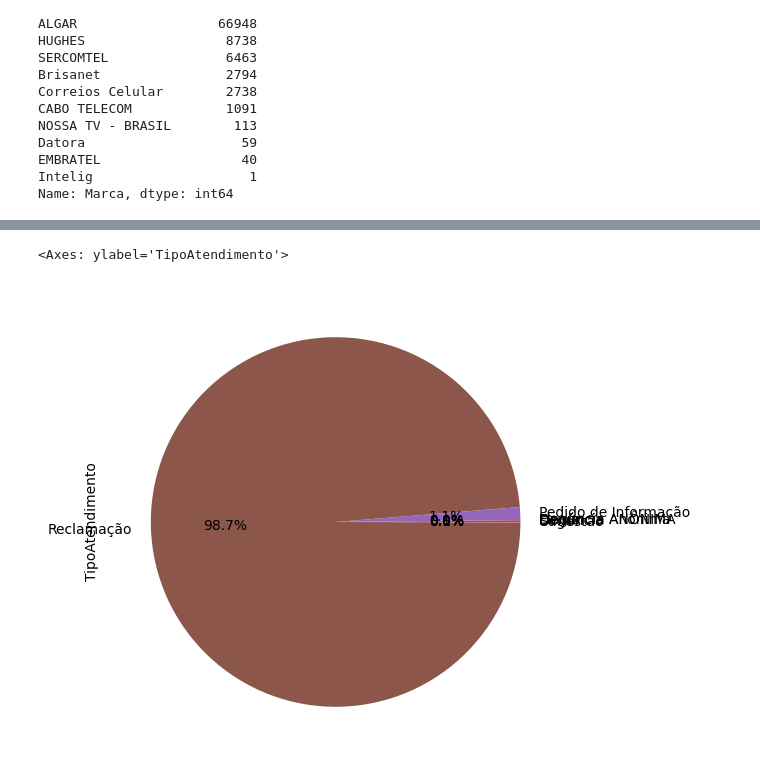
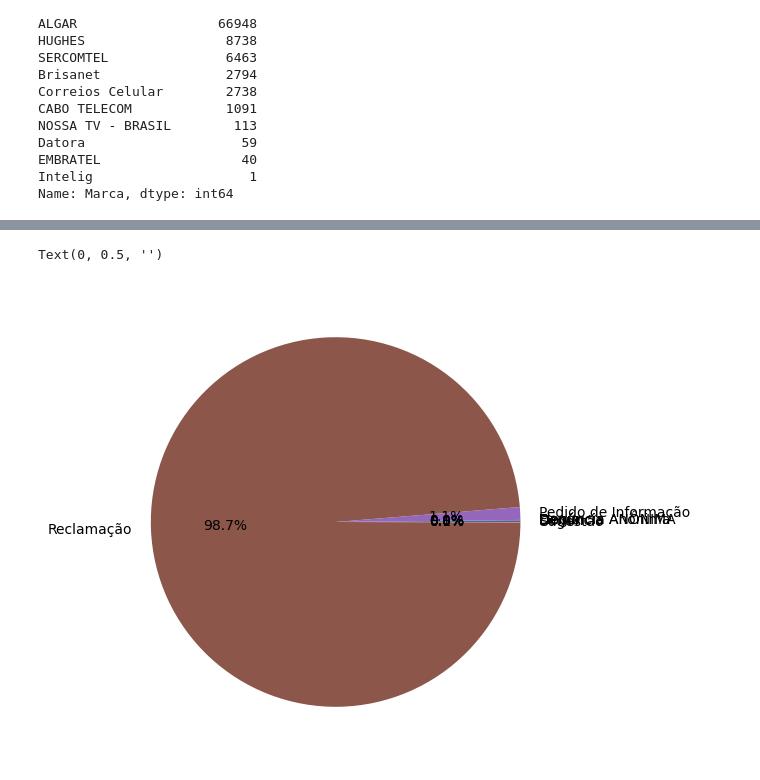
Before and after one commit to vanessacordeiro/projeto-aplicado-I-mackenzie, a Jupyter notebook: base/Etapa 2 - Analise Exploratoria.ipynb, the cells around one changed output, grey strips where cells are left out. Drawn from its saved outputs; the diff is of its cells as text; code cells hidden in the pictures.

```diff
--- a/base/Etapa 2 - Analise Exploratoria.ipynb
+++ b/base/Etapa 2 - Analise Exploratoria.ipynb
@@ -162,9 +166,10 @@ reclamacoes.groupby("Marca")["Marca"].count().plot.pie(autopct='%1.1f%%', figsiz
 # %%
 # Vamos ver quais foram os tipos de atendimento mais comuns:
 reclamacoes.groupby("TipoAtendimento")["TipoAtendimento"].count().plot.pie(autopct='%1.1f%%', figsize=(6, 6))
+plt.ylabel("")
 # %% [output]
-<Axes: ylabel='TipoAtendimento'>
+Text(0, 0.5, '')
-[figure, old version]
+[figure, new version]
 # %%
 # A enorme maioria foram reclamações.
 # Vamos ver como os registros por marca evoluíram com o tempo:
```
Also changed, not shown: parts of 10 cells of this notebook.
